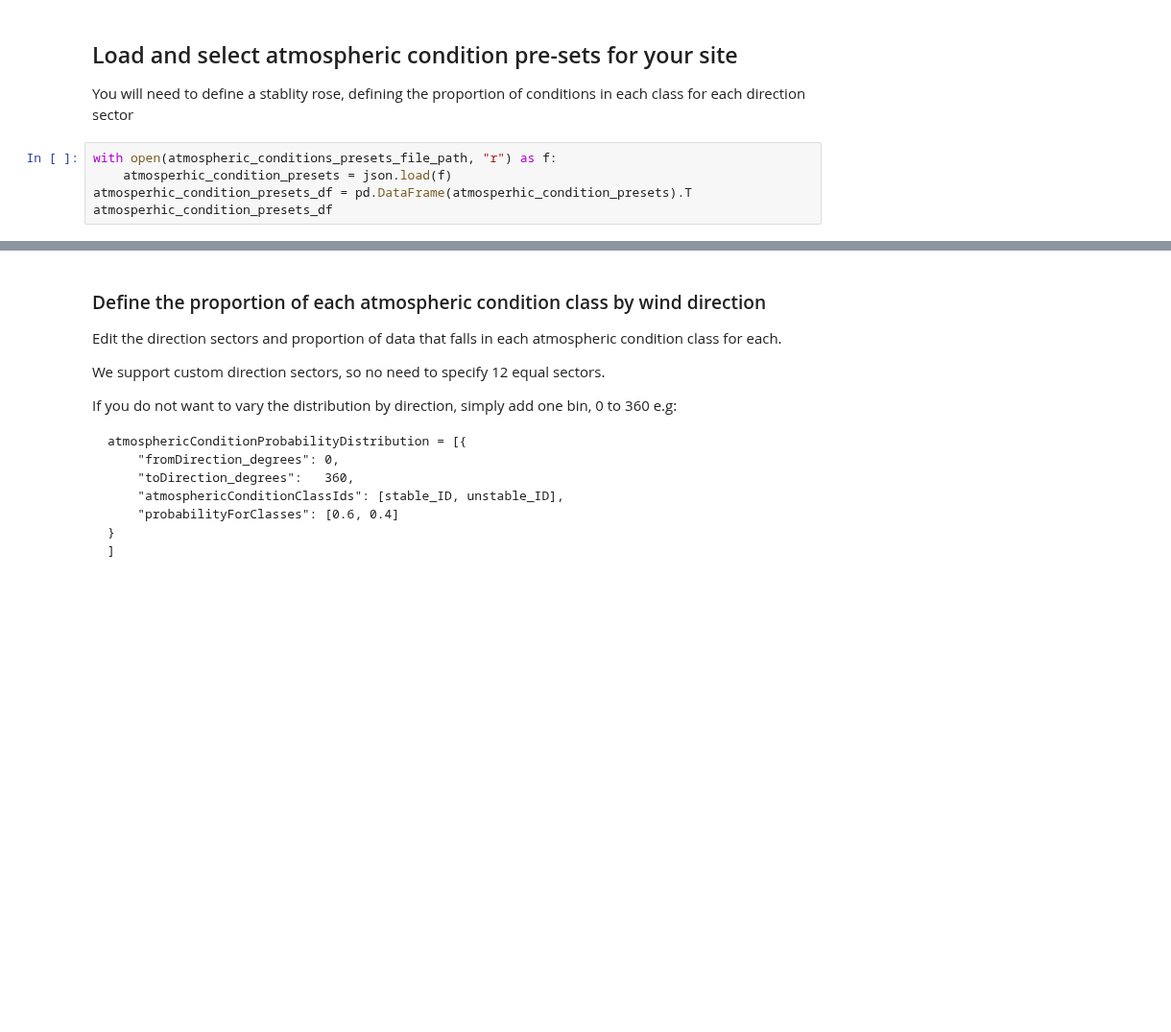
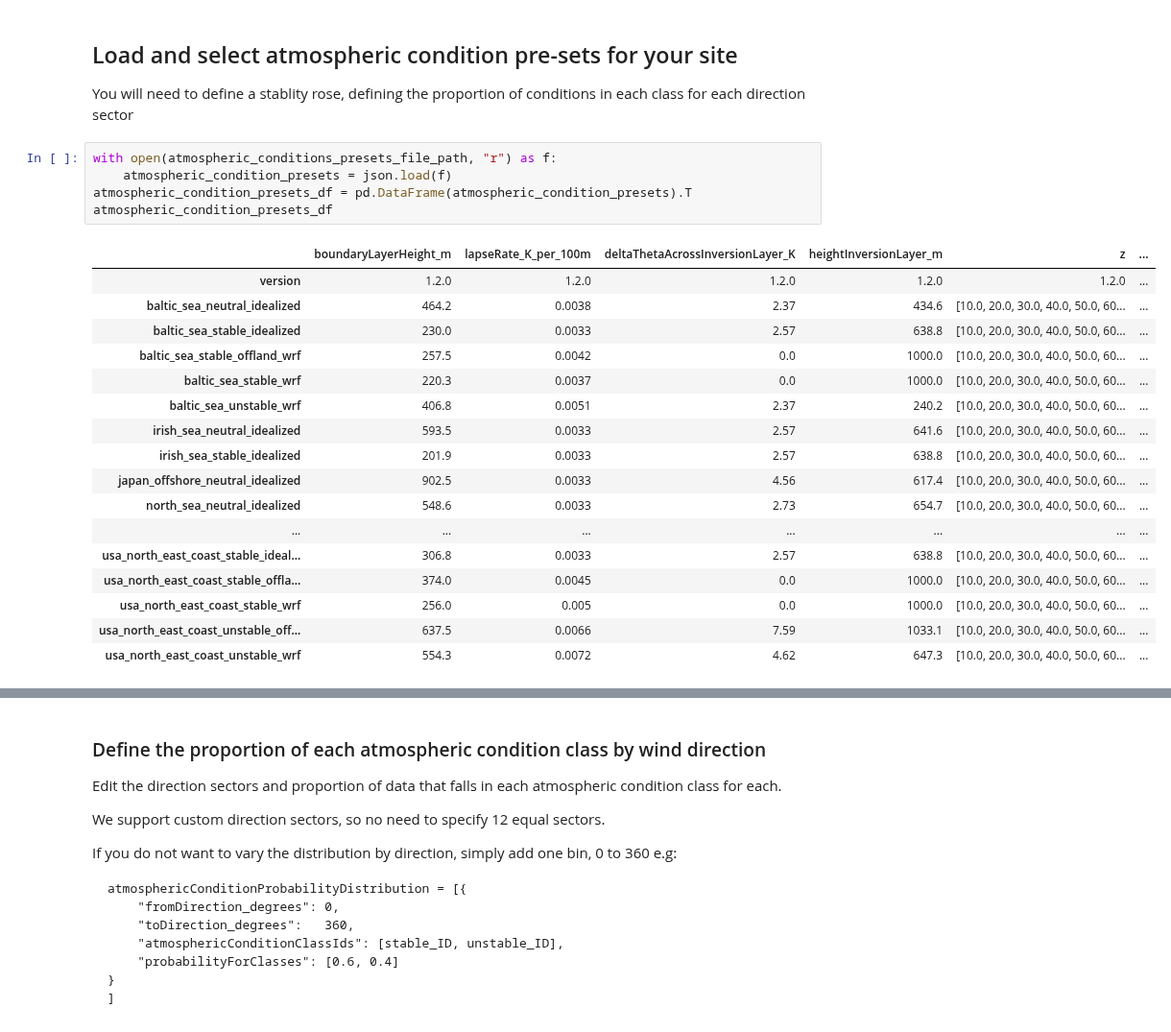
Before and after one commit to dnv-opensource/WindFarmer-automation, a Jupyter notebook: Examples/WebApi/CFDMLv2/cfdml_v2_calculator.ipynb, the cells around one changed output, grey strips where cells are left out. Shown at 96% size. Drawn from its saved outputs; the diff is of its cells as text; blank space fills up the shorter version.

```diff
--- a/Examples/WebApi/CFDMLv2/cfdml_v2_calculator.ipynb
+++ b/Examples/WebApi/CFDMLv2/cfdml_v2_calculator.ipynb
@@ -133,9 +126,27 @@ lwf_paramters = { # LWF's default offshore settings
 You will need to define a stablity rose, defining the proportion of conditions in each class for each direction sector
 # %%
 with open(atmospheric_conditions_presets_file_path, "r") as f:
-    atmosperhic_condition_presets = json.load(f)
-atmosperhic_condition_presets_df = pd.DataFrame(atmosperhic_condition_presets).T
-atmosperhic_condition_presets_df
+    atmospheric_condition_presets = json.load(f)
+atmospheric_condition_presets_df = pd.DataFrame(atmospheric_condition_presets).T
+atmospheric_condition_presets_df
+# %% [output]
+|  | boundaryLayerHeight_m | lapseRate_K_per_100m | deltaThetaAcrossInversionLayer_K | heightInversionLayer_m | z | ... |
+| version | 1.2.0 | 1.2.0 | 1.2.0 | 1.2.0 | 1.2.0 | ... |
+| baltic_sea_neutral_idealized | 464.2 | 0.0038 | 2.37 | 434.6 | [10.0, 20.0, 30.0, 40.0, 50.0, 60... | ... |
+| baltic_sea_stable_idealized | 230.0 | 0.0033 | 2.57 | 638.8 | [10.0, 20.0, 30.0, 40.0, 50.0, 60... | ... |
+| baltic_sea_stable_offland_wrf | 257.5 | 0.0042 | 0.0 | 1000.0 | [10.0, 20.0, 30.0, 40.0, 50.0, 60... | ... |
+| baltic_sea_stable_wrf | 220.3 | 0.0037 | 0.0 | 1000.0 | [10.0, 20.0, 30.0, 40.0, 50.0, 60... | ... |
+| baltic_sea_unstable_wrf | 406.8 | 0.0051 | 2.37 | 240.2 | [10.0, 20.0, 30.0, 40.0, 50.0, 60... | ... |
+| irish_sea_neutral_idealized | 593.5 | 0.0033 | 2.57 | 641.6 | [10.0, 20.0, 30.0, 40.0, 50.0, 60... | ... |
+| irish_sea_stable_idealized | 201.9 | 0.0033 | 2.57 | 638.8 | [10.0, 20.0, 30.0, 40.0, 50.0, 60... | ... |
+| japan_offshore_neutral_idealized | 902.5 | 0.0033 | 4.56 | 617.4 | [10.0, 20.0, 30.0, 40.0, 50.0, 60... | ... |
+| north_sea_neutral_idealized | 548.6 | 0.0033 | 2.73 | 654.7 | [10.0, 20.0, 30.0, 40.0, 50.0, 60... | ... |
+| ... | ... | ... | ... | ... | ... | ... |
+| usa_north_east_coast_stable_ideal... | 306.8 | 0.0033 | 2.57 | 638.8 | [10.0, 20.0, 30.0, 40.0, 50.0, 60... | ... |
+| usa_north_east_coast_stable_offla... | 374.0 | 0.0045 | 0.0 | 1000.0 | [10.0, 20.0, 30.0, 40.0, 50.0, 60... | ... |
+| usa_north_east_coast_stable_wrf | 256.0 | 0.005 | 0.0 | 1000.0 | [10.0, 20.0, 30.0, 40.0, 50.0, 60... | ... |
+| usa_north_east_coast_unstable_off... | 637.5 | 0.0066 | 7.59 | 1033.1 | [10.0, 20.0, 30.0, 40.0, 50.0, 60... | ... |
+| usa_north_east_coast_unstable_wrf | 554.3 | 0.0072 | 4.62 | 647.3 | [10.0, 20.0, 30.0, 40.0, 50.0, 60... | ... |
 # %% [markdown]
 The training has been performed over a wide range of wind farms and atmospheric conditions as can be seen in the plots below.
 | Wind farm parameters | Atmopsheric conditions |
```
Also changed, not shown: parts of 13 cells of this notebook, 2 other files.
